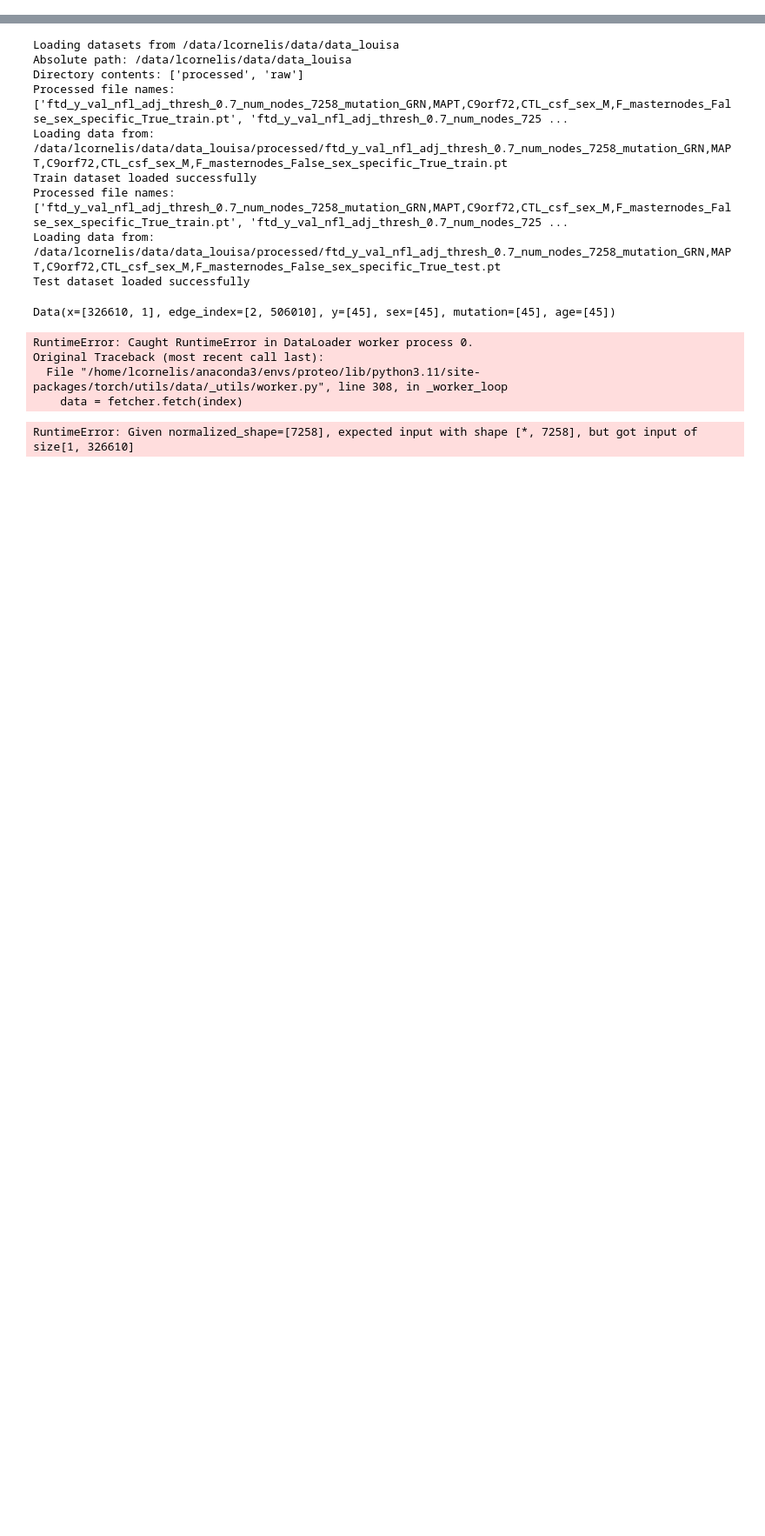
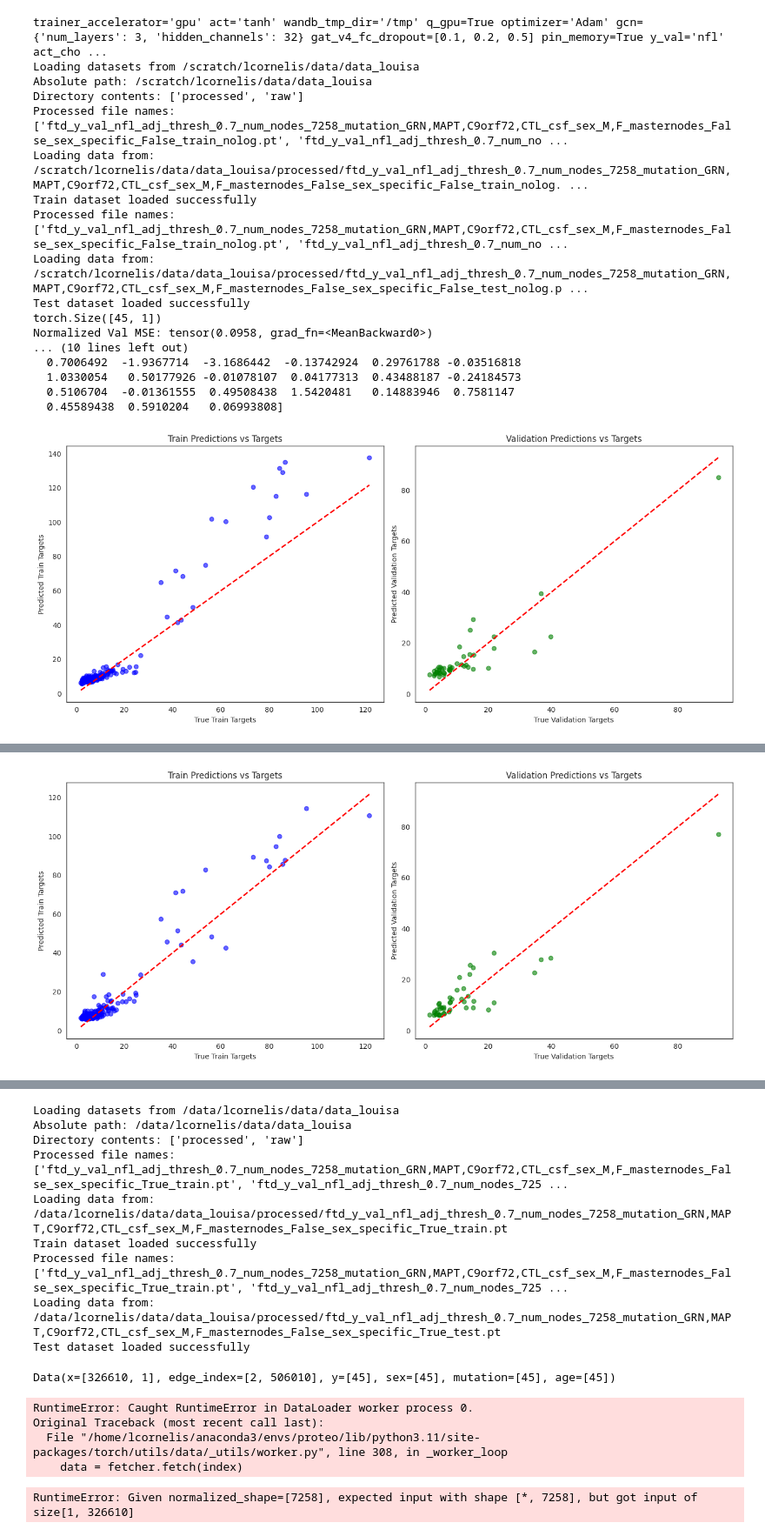
Before and after one commit to geometric-intelligence/proteo, a Jupyter notebook: proteo/checkpoint_analysis.ipynb, the cells around one changed output, grey strips where cells are left out. Shown: that part at 87% size. Saved outputs shown, nothing was run; the diff lists cells and outputs as text; code cells hidden in the pictures; blank space fills up the shorter version.

```diff
--- a/proteo/checkpoint_analysis.ipynb
+++ b/proteo/checkpoint_analysis.ipynb
@@ -56,0 +147,28 @@ import train as proteo_train
+# %%
+# With Age:
+# Without Sex Specific Adj
+model_1_age_no_sex = "/scratch/lcornelis/outputs/ray_results/TorchTrainer_2024-10-29_13-49-44/model=gat-v4,seed=17318_2961_act=tanh,adj_thresh=0.7000,batch_size=50,dropout=0.5000,l1_lambda=0.0000,lr=0.0003,lr_scheduler=Cosin_2024-10-31_07-35-38/checkpoint_000150"
+model_2_age_no_sex = "/scratch/lcornelis/outputs/ray_results/TorchTrainer_2024-10-29_13-49-44/model=gat-v4,seed=47436_511_act=tanh,adj_thresh=0.9000,batch_size=8,dropout=0.1000,l1_lambda=0.0000,lr=0.0001,lr_scheduler=CosineA_2024-10-29_18-37-51/checkpoint_000342"
+model_3_age_no_sex = "/scratch/lcornelis/outputs/ray_results/TorchTrainer_2024-10-29_13-49-44/model=gat-v4,seed=51601_1917_act=tanh,adj_thresh=0.2000,batch_size=8,dropout=0.1000,l1_lambda=0.0000,lr=0.0006,lr_scheduler=Reduce_2024-10-30_16-39-16/checkpoint_000010"
+outputs = full_load_and_run_and_convert(model_1_age_no_sex, device, csf_all_no_log_mean, csf_all_no_log_std)
+outputs = full_load_and_run_and_convert(model_2_age_no_sex, device, csf_all_no_log_mean, csf_all_no_log_std)
+outputs = full_load_and_run_and_convert(model_3_age_no_sex, device, csf_all_no_log_mean, csf_all_no_log_std)
+# %% [output]
+trainer_accelerator='gpu' act='tanh' wandb_tmp_dir='/tmp' q_gpu=True optimizer='Adam' gcn={'num_layers': 3, 'hidden_channels': 32} gat_v4_fc_dropout=[0.1, 0.2, 0.5] pin_memory=True y_val='nfl' act_cho ...
+Loading datasets from /scratch/lcornelis/data/data_louisa
+Absolute path: /scratch/lcornelis/data/data_louisa
+Directory contents: ['processed', 'raw']
+Processed file names: ['ftd_y_val_nfl_adj_thresh_0.7_num_nodes_7258_mutation_GRN,MAPT,C9orf72,CTL_csf_sex_M,F_masternodes_False_sex_specific_False_train_nolog.pt', 'ftd_y_val_nfl_adj_thresh_0.7_num_no ...
+Loading data from: /scratch/lcornelis/data/data_louisa/processed/ftd_y_val_nfl_adj_thresh_0.7_num_nodes_7258_mutation_GRN,MAPT,C9orf72,CTL_csf_sex_M,F_masternodes_False_sex_specific_False_train_nolog. ...
+Train dataset loaded successfully
+Processed file names: ['ftd_y_val_nfl_adj_thresh_0.7_num_nodes_7258_mutation_GRN,MAPT,C9orf72,CTL_csf_sex_M,F_masternodes_False_sex_specific_False_train_nolog.pt', 'ftd_y_val_nfl_adj_thresh_0.7_num_no ...
+Loading data from: /scratch/lcornelis/data/data_louisa/processed/ftd_y_val_nfl_adj_thresh_0.7_num_nodes_7258_mutation_GRN,MAPT,C9orf72,CTL_csf_sex_M,F_masternodes_False_sex_specific_False_test_nolog.p ...
+Test dataset loaded successfully
+torch.Size([45, 1])
+Normalized Val MSE: tensor(0.0958, grad_fn=<MeanBackward0>)
+... (10 lines left out)
+  0.7006492  -1.9367714  -3.1686442  -0.13742924  0.29761788 -0.03516818
+  1.0330054   0.50177926 -0.01078107  0.04177313  0.43488187 -0.24184573
+  0.5106704  -0.01361555  0.49508438  1.5420481   0.14883946  0.7581147
+  0.45589438  0.5910204   0.06993808]
+[figure, added]
@@ -56,0 +192 @@ import train as proteo_train
+[figure, added]
```
Also changed, not shown: parts of 7 cells of this notebook, 8 other files.
